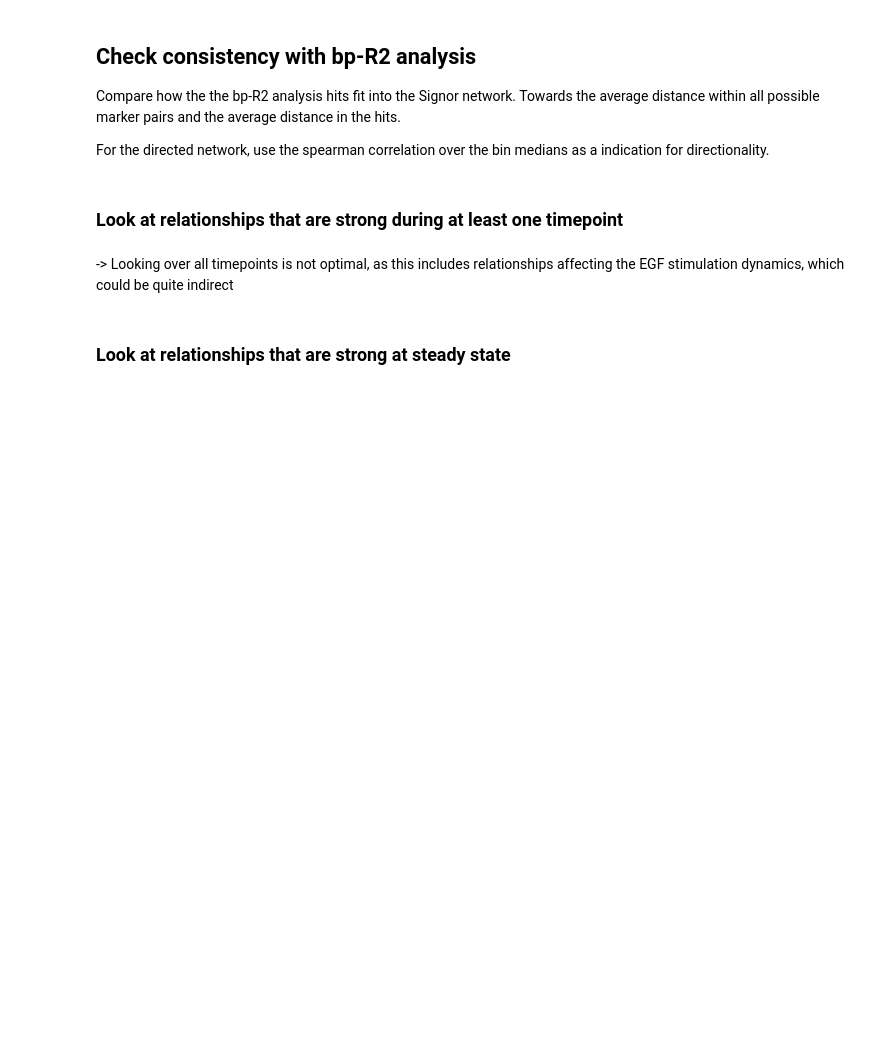
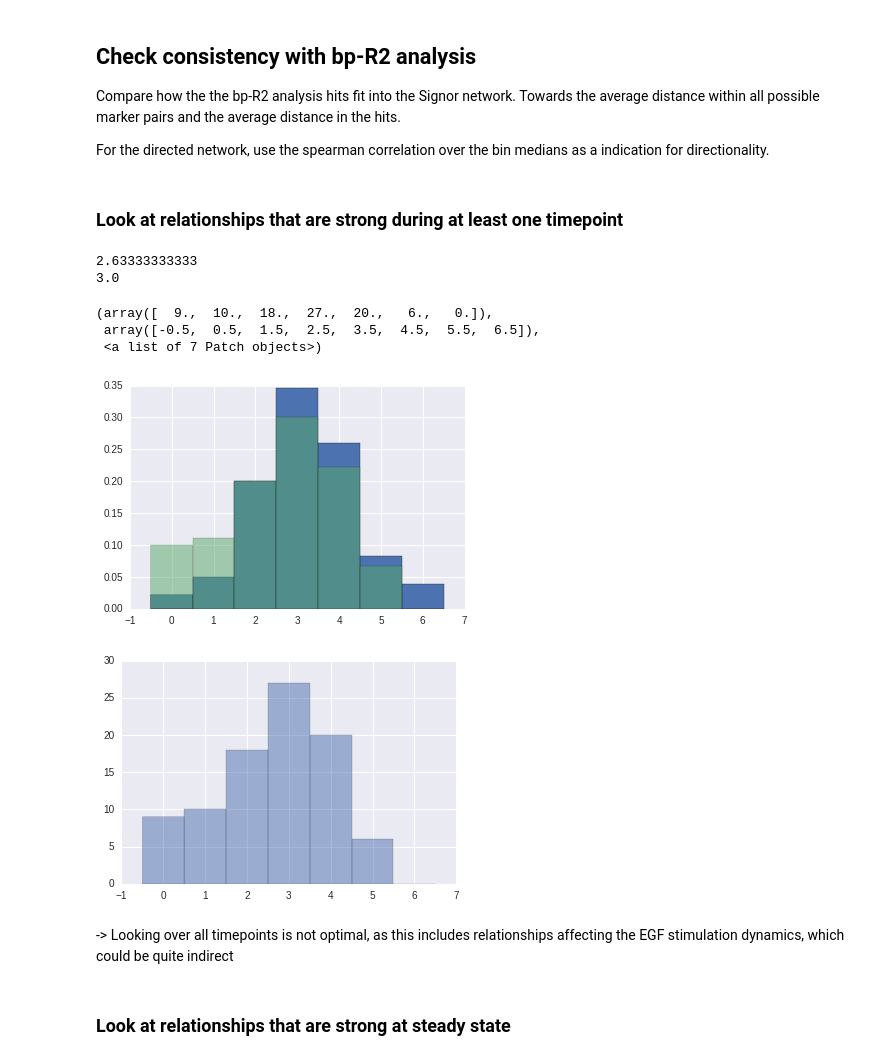
Before and after one commit to BodenmillerGroup/Adnet, a Jupyter notebook: notebooks/SIGNOR Analysis.ipynb, the cells around one changed output. Drawn from its saved outputs; the diff is of its cells as text; code cells hidden in the pictures; blank space fills up the shorter version.

```diff
--- a/notebooks/SIGNOR Analysis.ipynb
+++ b/notebooks/SIGNOR Analysis.ipynb
@@ -35,3 +33,5 @@ fn_bindat = '/mnt/imls-bod/XiaokangL/EGF transfection/plots/nbin10_2.5perc_bpr2_
+# %%
+fn_bindat = '../example/example_output/main_full/bindat'
 # %%
 # Effect mechanism filters for signor
 not_used_effects = pd.read_csv(ignored_fn)
@@ -129,6 +129,12 @@ for i, over in enumerate(row):
             pair_sp[i,j] = np.min(sp)
         else:
             pair_sp[i,j] = 10
+
+
+
+pair_dat = pd.DataFrame(pair_sp,columns=col, index=row)
+pair_dat = pair_dat.stack()
+pair_dat.index = pair_dat.index.rename(['marker','target'])
 # %% [markdown]
 # As proposed by the reviewer: make a signed version
 
@@ -203,5 +211,16 @@ def get_overal_mode(graph, nodes, target_residues=None, phospho_dir=1):
+# %%
+g_updown = g.copy()
+for e in set(g_updown.edges()):
+    for key, item in g_updown.edge[e[0]][e[1]].items():
+        e_dat = item
+        if (e_dat['Effect'].startswith('down-regulates')):
+            e_dat.update(({'mode':-1}))
+        elif (e_dat['Effect'].startswith('up-regulates')):
+            e_dat.update(({'mode':1}))
+        else:
+            e_dat.update(({'mode':0}))
 # %%
-def calc_disttable_signed_v(g, antibody, overexpression, direction, antibody_dict_ext, overexp_dict):
+def calc_disttable_signed(g, antibody, overexpression, direction, antibody_dict_ext, overexp_dict):
     col = antibody
     row = overexpression
 
@@ -269,35 +286,43 @@ sig_dat = sig_dat.loc[fil]
 pair_dat_pos_neg = pair_dat_pos.append(pair_dat_neg).dropna()
 
 fil = (pair_dat_pos_neg.index.get_level_values('marker').isin(not_used_effects['marker']) &
        pair_dat_pos_neg.index.get_level_values('target').isin(not_used_effects['target'])) == False
 
 bins = np.arange(int(np.ceil(pair_dat_pos_neg.max()))+2)-0.5
 plt.hist(pair_dat_pos_neg.loc[fil], bins=bins,normed=True)
 
 
 fil = (sig_dat['marker'].apply(lambda x: x in overexp_dict.keys())) & (
     sig_dat['target'].apply(lambda x: x in antibody_dict.keys())) & (sig_dat['marker'].isin(not_used_effects['marker']) &
        sig_dat['target'].isin(not_used_effects['target'])) == False
 
 
 def _get_data(x):
     if x['sign'] > 0:
-        return(pair_dat_pos_2.loc[x['marker'], x['target']])
+        return(pair_dat_pos.loc[x['marker'], x['target']])
     else:
-        return(pair_dat_neg_2.loc[x['marker'], x['target']])
+        return(pair_dat_neg.loc[x['marker'], x['target']])
 
 sp_dist_hits_sign = sig_dat.loc[fil].apply(lambda x: _get_data(x),axis=1)
 
 sp_dist_hits_nonsign = sig_dat.loc[fil].apply(lambda x: pair_dat.loc[x['marker'], x['target']],axis=1)
 
 #plt.hist(sp_dist_hits_nonsign.dropna(), bins=bins,normed=True, alpha=0.5)
 plt.hist(sp_dist_hits_sign.dropna(), bins=bins,normed=True, alpha=0.5)
 
 sig_dat_0 = sig_dat.copy()
 print(sp_dist_hits_sign.mean())
 print(sp_dist_hits_sign.median())
 plt.figure()
 plt.hist(sp_dist_hits_sign.dropna(), bins=bins, alpha=0.5)
+# %% [output]
+2.63333333333
+3.0
+(array([  9.,  10.,  18.,  27.,  20.,   6.,   0.]),
+ array([-0.5,  0.5,  1.5,  2.5,  3.5,  4.5,  5.5,  6.5]),
+ <a list of 7 Patch objects>)
+[figure, added]
+[figure, added]
 # %% [markdown]
 -> Looking over all timepoints is not optimal, as this includes relationships affecting the EGF stimulation dynamics, which could be quite indirect
 # %% [markdown]
```
Also changed, not shown: parts of 6 cells of this notebook, 2 other files.
